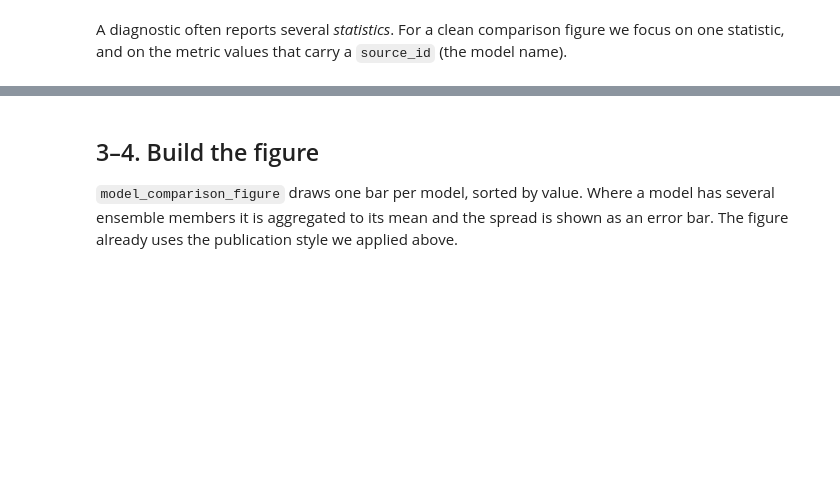
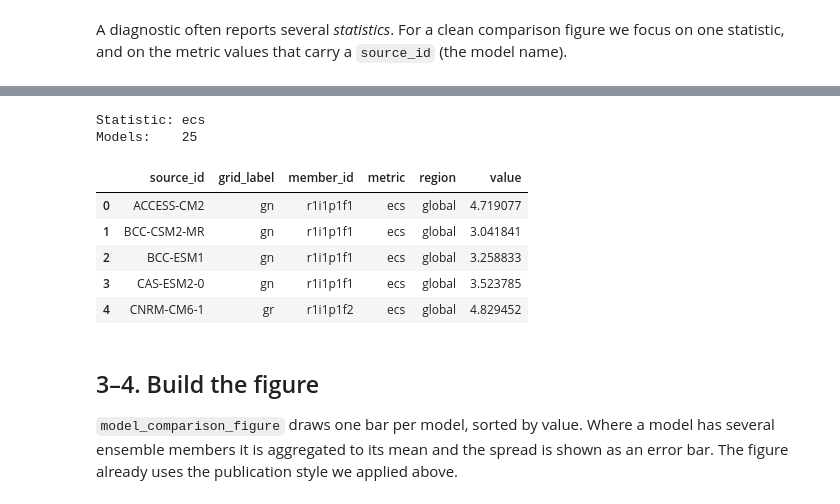
Before and after one commit to Climate-REF/climate-ref-tutorials, a Jupyter notebook: notebooks/03-publication-figure.ipynb, the cells around one changed output, grey strips where cells are left out. Cells and saved outputs as stored; diff of their text form; code cells hidden in the pictures; blank space fills up the shorter version.

```diff
--- a/notebooks/03-publication-figure.ipynb
+++ b/notebooks/03-publication-figure.ipynb
@@ -57,15 +84,19 @@ on one statistic, and on the metric values that carry a `source_id` (the model n
 # %%
 subset = df.dropna(subset=["source_id", "value"]).copy()
-
-if "statistic" in subset.columns:
-    statistic = subset["statistic"].dropna().iloc[0]
-    subset = subset[subset["statistic"] == statistic]
-else:
-    statistic = diagnostic.name
+statistic = subset["metric"].unique()[0]
 
 print(f"Statistic: {statistic}")
 print(f"Models:    {subset['source_id'].nunique()}")
 subset.head()
+# %% [output]
+Statistic: ecs
+Models:    25
+|  | source_id | grid_label | member_id | metric | region | value |
+| 0 | ACCESS-CM2 | gn | r1i1p1f1 | ecs | global | 4.719077 |
+| 1 | BCC-CSM2-MR | gn | r1i1p1f1 | ecs | global | 3.041841 |
+| 2 | BCC-ESM1 | gn | r1i1p1f1 | ecs | global | 3.258833 |
+| 3 | CAS-ESM2-0 | gn | r1i1p1f1 | ecs | global | 3.523785 |
+| 4 | CNRM-CM6-1 | gr | r1i1p1f2 | ecs | global | 4.829452 |
 # %% [markdown]
 ## 3–4. Build the figure
 
```
Also changed, not shown: parts of 5 cells of this notebook, 5 other files.
